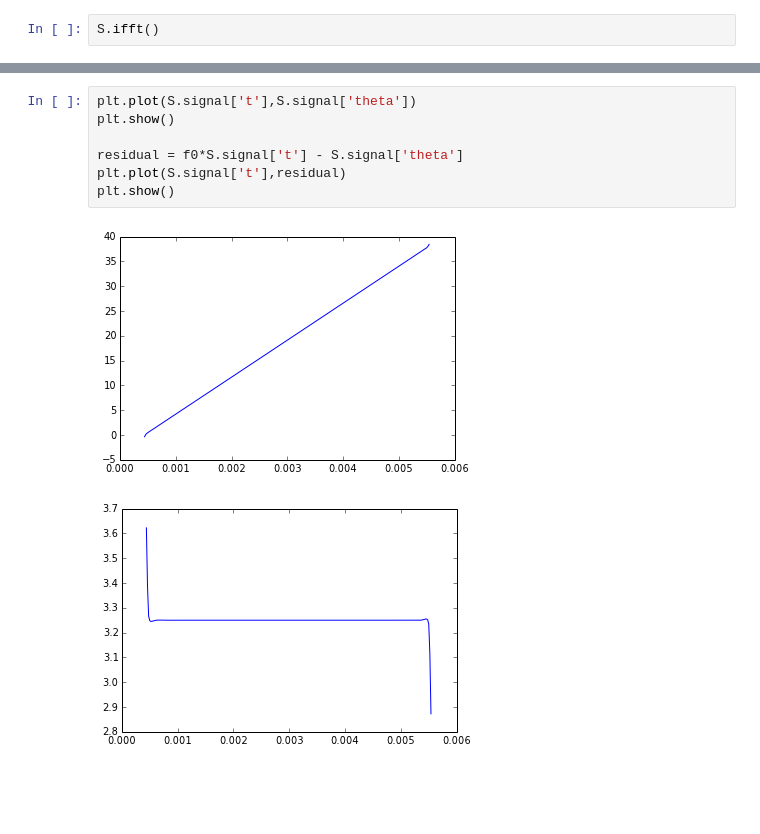
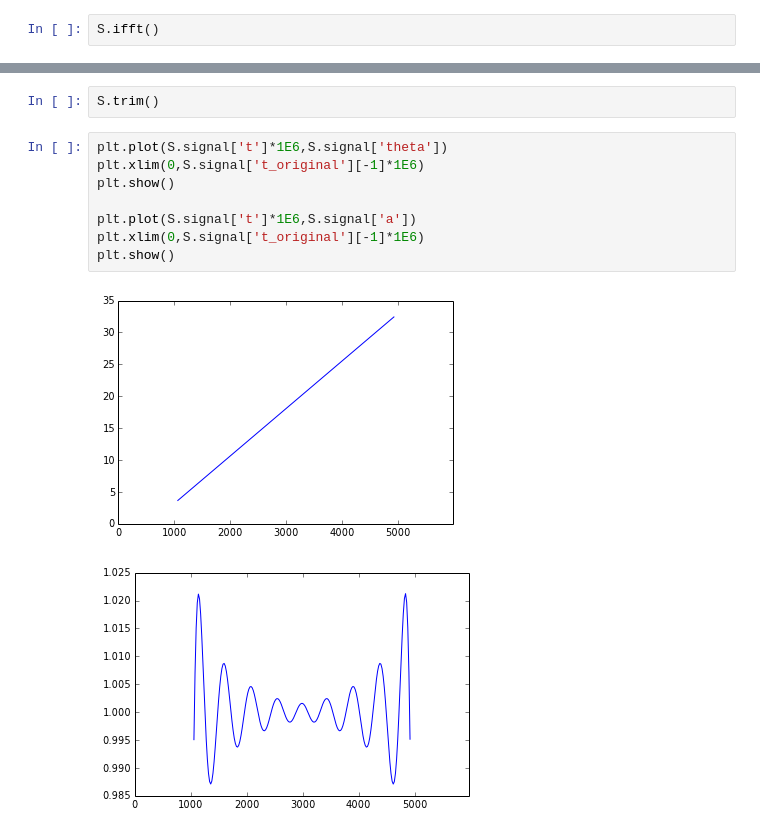
Before and after one commit to JohnMarohn/FreqDemod, a Jupyter notebook: freqdemod/docs/freqdemod-quickstart-1.ipynb, the cells around one changed output, grey strips where cells are left out. Cells and saved outputs as stored; diff of their text form; blank space fills up the shorter version.

```diff
--- a/freqdemod/docs/freqdemod-quickstart-1.ipynb
+++ b/freqdemod/docs/freqdemod-quickstart-1.ipynb
@@ -144,10 +144,13 @@ plt.show()
+# %%
+S.trim()
 # %%
-plt.plot(S.signal['t'],S.signal['theta'])
+plt.plot(S.signal['t']*1E6,S.signal['theta'])
+plt.xlim(0,S.signal['t_original'][-1]*1E6)
 plt.show()
 
-residual = f0*S.signal['t'] - S.signal['theta']
-plt.plot(S.signal['t'],residual)
+plt.plot(S.signal['t']*1E6,S.signal['a'])
+plt.xlim(0,S.signal['t_original'][-1]*1E6)
 plt.show()
 # %% [output]
-[figure, old version]
+[figure, new version]
-[figure, old version]
+[figure, new version]
```
Also changed, not shown: parts of 2 cells of this notebook, 1 other file.
